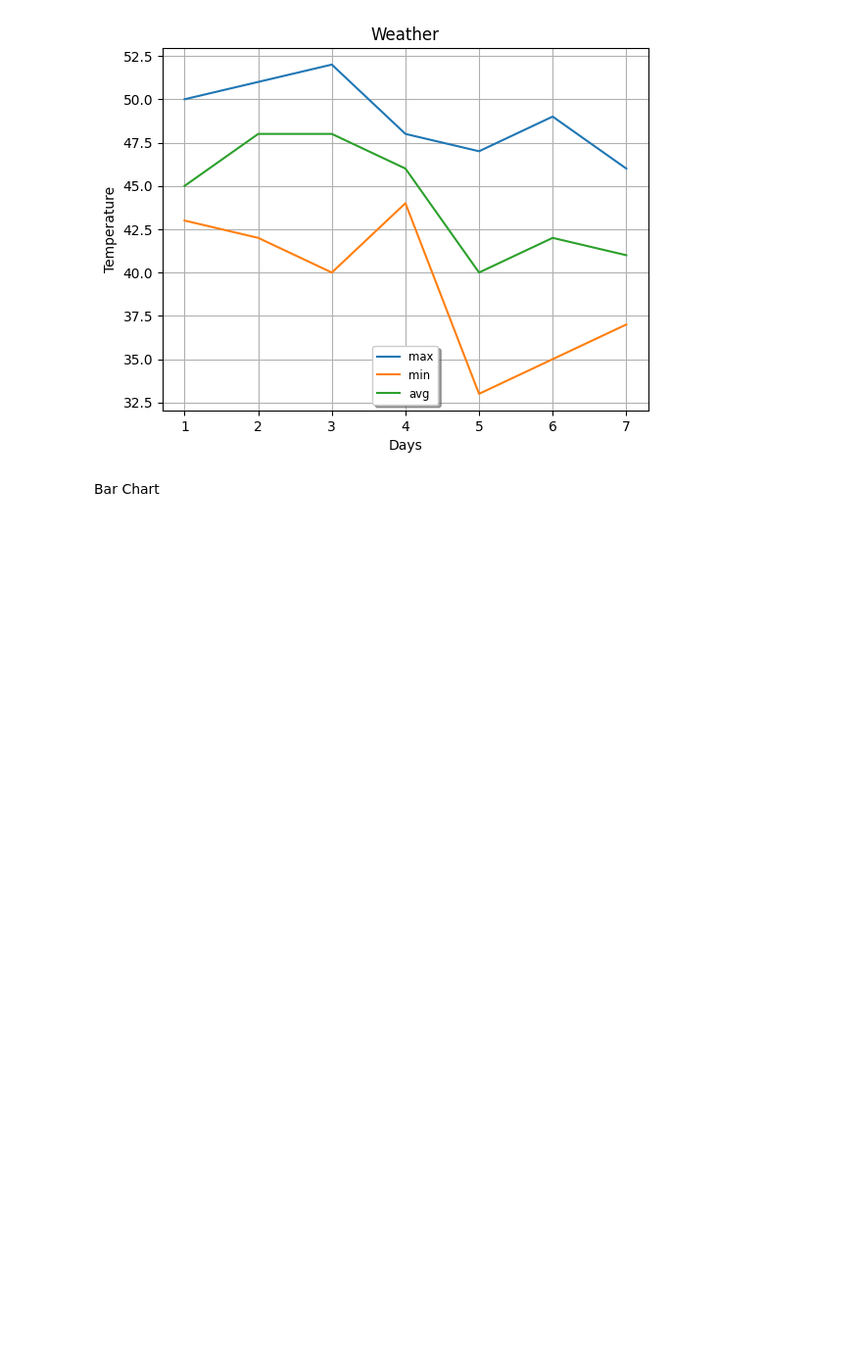
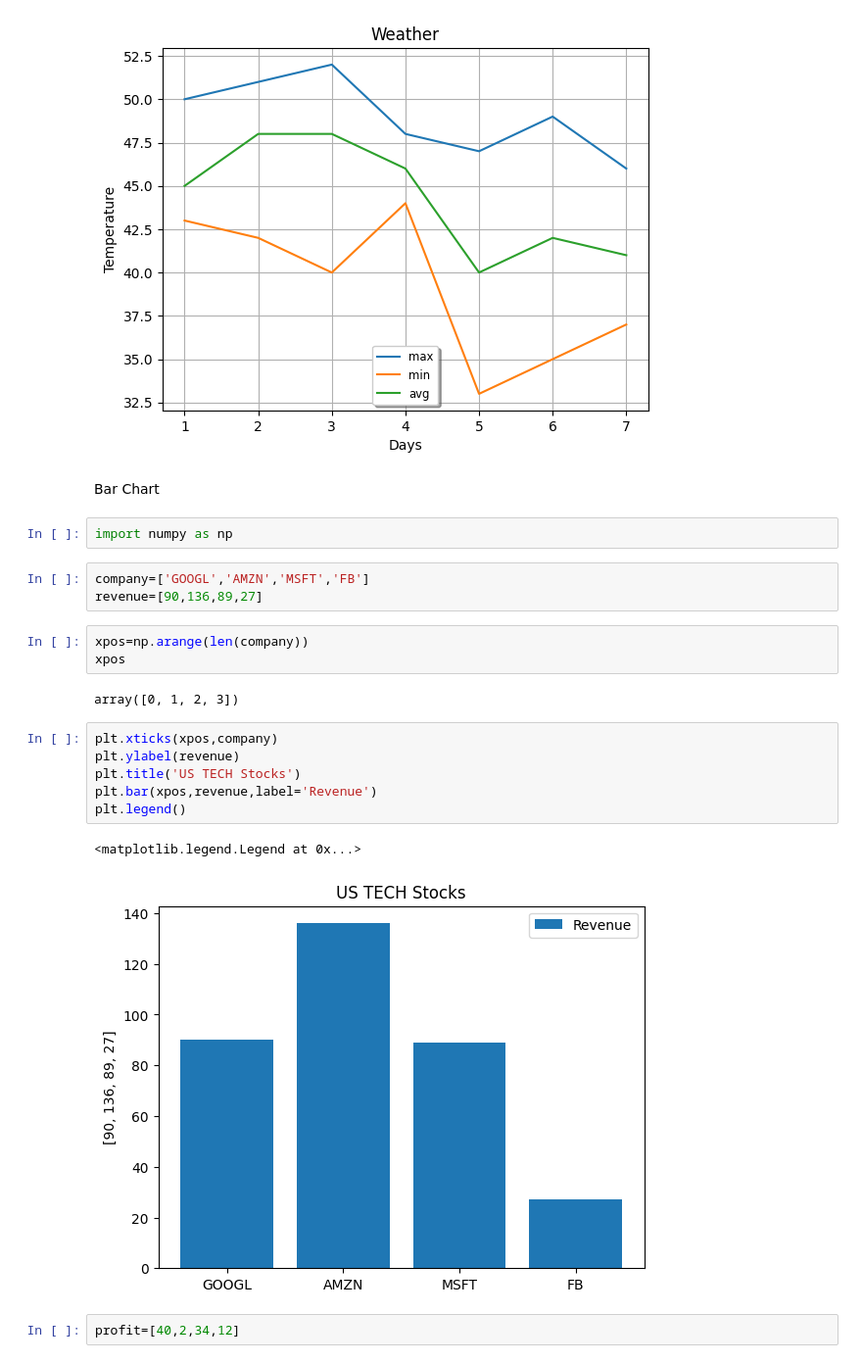
Before and after one commit to ChiefBibek/Matplotlib, a Jupyter notebook: matplot.ipynb, the cells around one changed output. Shown at 98% size. Cells and saved outputs as stored; diff of their text form; blank space fills up the shorter version.

Commit message:
bar graph

```diff
--- a/matplot.ipynb
+++ b/matplot.ipynb
@@ -75,3 +75,24 @@ plt.grid()
 [figure]
 # %% [markdown]
 Bar Chart
+# %%
+import numpy as np
+# %%
+company=['GOOGL','AMZN','MSFT','FB']
+revenue=[90,136,89,27]
+# %%
+xpos=np.arange(len(company))
+xpos
+# %% [output]
+array([0, 1, 2, 3])
+# %%
+plt.xticks(xpos,company)
+plt.ylabel(revenue)
+plt.title('US TECH Stocks')
+plt.bar(xpos,revenue,label='Revenue')
+plt.legend()
+# %% [output]
+<matplotlib.legend.Legend at 0x...>
+[figure, added]
+# %%
+profit=[40,2,34,12]
```
Also changed, not shown: parts of 3 cells of this notebook.
